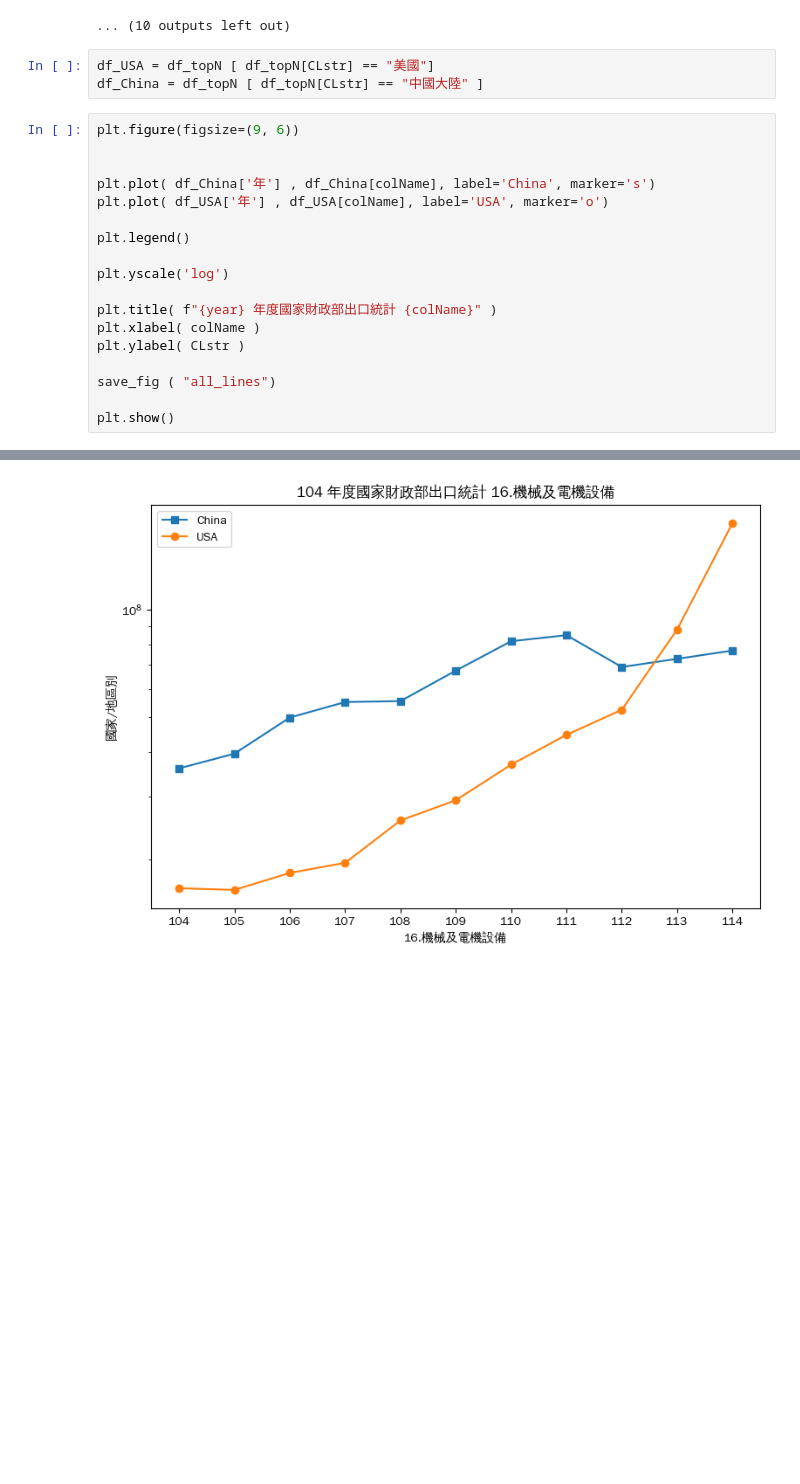
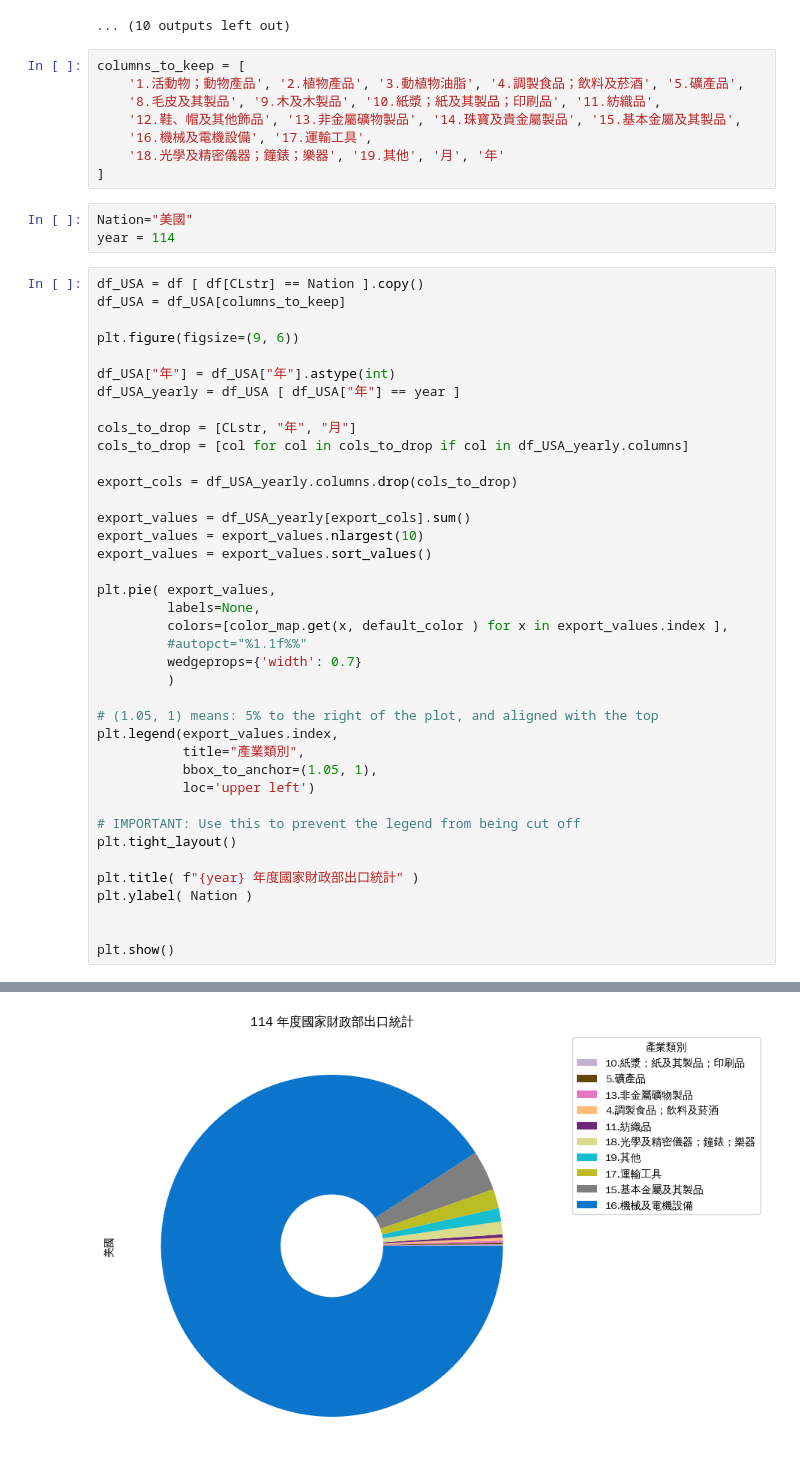
Before and after one commit to botszhuang/ESG_carbon_tax, a Jupyter notebook: tool_kit/mof_export_statistics/bar_chart_animation.ipynb, the cells around one changed output, grey strips where cells are left out. Cells and saved outputs as stored; diff of their text form; blank space fills up the shorter version.

Commit message:
mof export : plot

```diff
--- a/tool_kit/mof_export_statistics/bar_chart_animation.ipynb
+++ b/tool_kit/mof_export_statistics/bar_chart_animation.ipynb
@@ -323,25 +335,54 @@ Saved chart to bar_chart_animation_output/16.機械及電機設備_110_bar_chart
 Saved chart to bar_chart_animation_output/16.機械及電機設備_109_bar_chart.svg
 [figure]
 ... (10 outputs left out)
+# %%
+columns_to_keep = [
+    '1.活動物；動物產品', '2.植物產品', '3.動植物油脂', '4.調製食品；飲料及菸酒', '5.礦產品',
+    '8.毛皮及其製品', '9.木及木製品', '10.紙漿；紙及其製品；印刷品', '11.紡織品',
+    '12.鞋、帽及其他飾品', '13.非金屬礦物製品', '14.珠寶及貴金屬製品', '15.基本金屬及其製品',
+    '16.機械及電機設備', '17.運輸工具',
+    '18.光學及精密儀器；鐘錶；樂器', '19.其他', '月', '年'
+]
 # %%
-df_USA = df_topN [ df_topN[CLstr] == "美國"]
-df_China = df_topN [ df_topN[CLstr] == "中國大陸" ]
+Nation="美國"
+year = 114
 # %%
+df_USA = df [ df[CLstr] == Nation ].copy()
+df_USA = df_USA[columns_to_keep]
+
 plt.figure(figsize=(9, 6))
 
+df_USA["年"] = df_USA["年"].astype(int)
+df_USA_yearly = df_USA [ df_USA["年"] == year ]
 
-plt.plot( df_China['年'] , df_China[colName], label='China', marker='s')
-plt.plot( df_USA['年'] , df_USA[colName], label='USA', marker='o')
+cols_to_drop = [CLstr, "年", "月"]
+cols_to_drop = [col for col in cols_to_drop if col in df_USA_yearly.columns]
 
-plt.legend()
+export_cols = df_USA_yearly.columns.drop(cols_to_drop)
 
-plt.yscale('log')
+export_values = df_USA_yearly[export_cols].sum()
+export_values = export_values.nlargest(10)
+export_values = export_values.sort_values()
 
-plt.title( f"{year} 年度國家財政部出口統計 {colName}" )
-plt.xlabel( colName )
-plt.ylabel( CLstr )
+plt.pie( export_values,
+         labels=None,
+         colors=[color_map.get(x, default_color ) for x in export_values.index ],
+         #autopct="%1.1f%%"
+         wedgeprops={'width': 0.7}
+         )
 
-save_fig ( "all_lines")
+# (1.05, 1) means: 5% to the right of the plot, and aligned with the top
+plt.legend(export_values.index,
+           title="產業類別",
+           bbox_to_anchor=(1.05, 1),
+           loc='upper left')
+
+# IMPORTANT: Use this to prevent the legend from being cut off
+plt.tight_layout()
+
+plt.title( f"{year} 年度國家財政部出口統計" )
+plt.ylabel( Nation )
+
 
 plt.show()
 # %% [output]
@@ -349 +389 @@ Saved chart to bar_chart_animation_output/16.機械及電機設備_all_lines.svg
-[figure, old version]
+[figure, new version]
```
Also changed, not shown: parts of 2 cells of this notebook, 12 other files.
